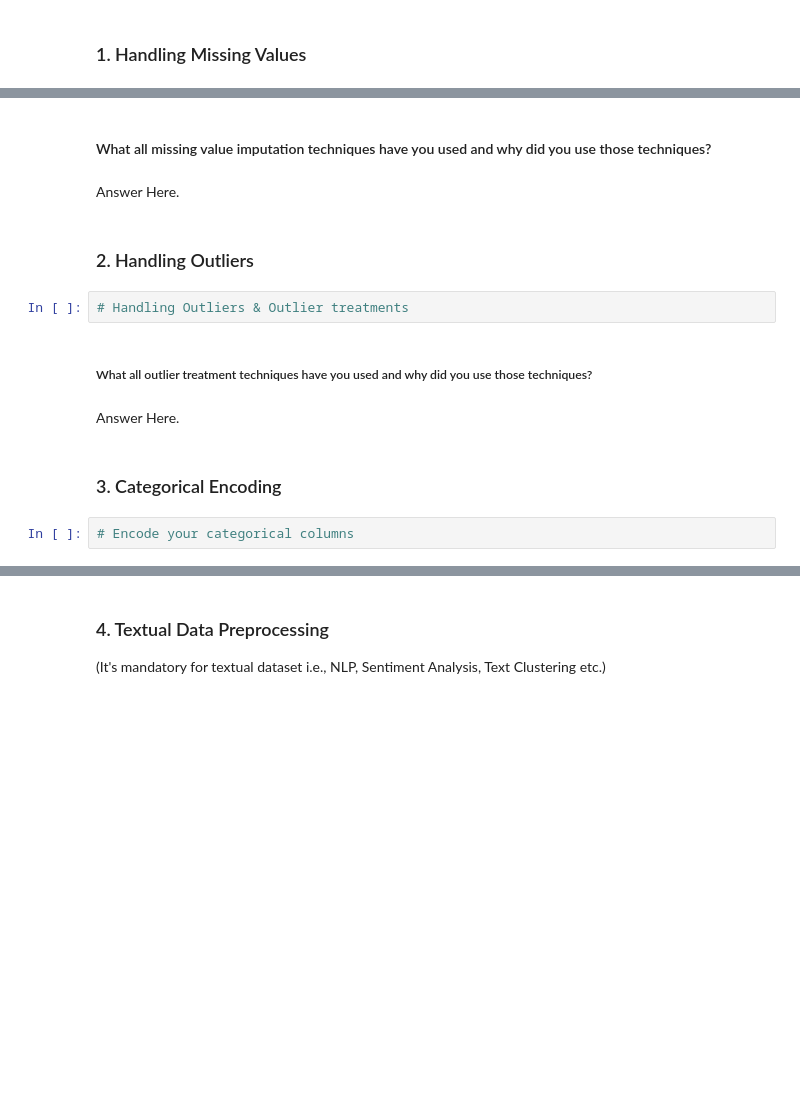
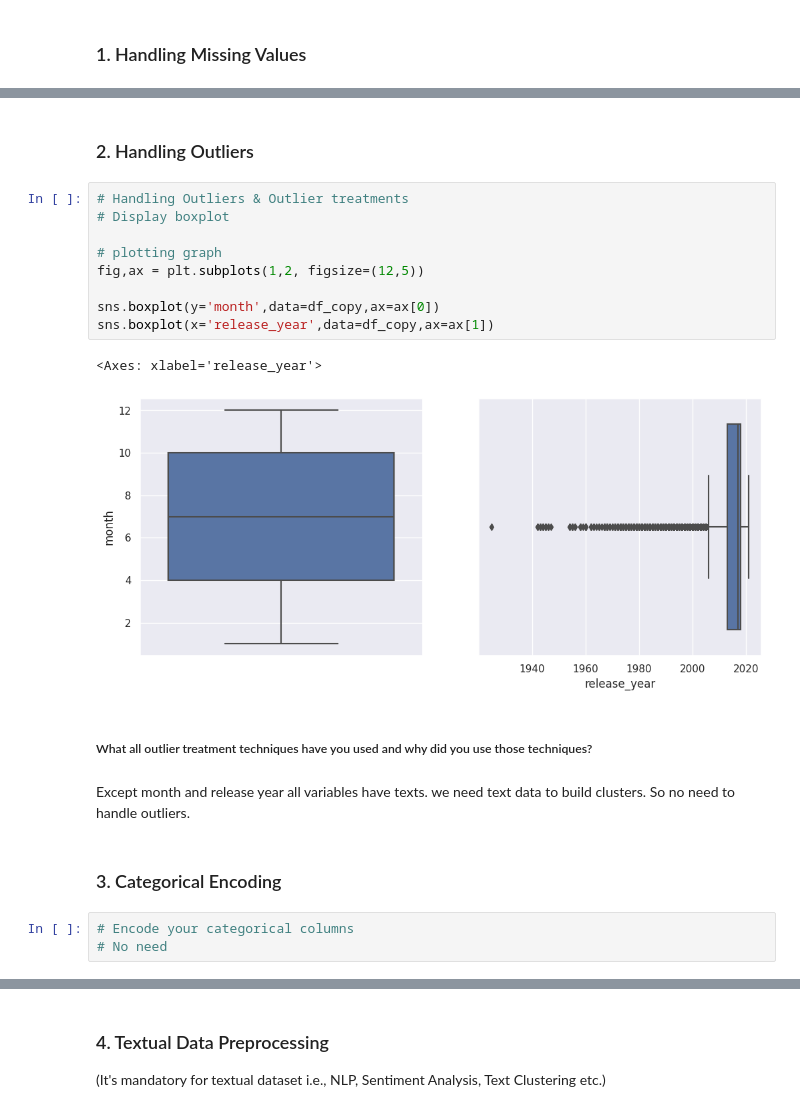
Before and after one commit to subhashsomarouthu/Netflix-Movies-and-TV-Shows-Clustering, a Jupyter notebook: Netflix_Movies_and_TV_Shows_Clustering.ipynb, the cells around one changed output, grey strips where cells are left out. Saved outputs shown, nothing was run; the diff lists cells and outputs as text; blank space fills up the shorter version.

```diff
--- a/Netflix_Movies_and_TV_Shows_Clustering.ipynb
+++ b/Netflix_Movies_and_TV_Shows_Clustering.ipynb
@@ -1185,16 +1308,23 @@ Answer Here.
-# %% [markdown]
-#### What all missing value imputation techniques have you used and why did you use those techniques?
-# %% [markdown]
-Answer Here.
 # %% [markdown]
 ### 2. Handling Outliers
-# %%
-# Handling Outliers & Outlier treatments
+# %%
+# Handling Outliers & Outlier treatments
+# Display boxplot
+
+# plotting graph
+fig,ax = plt.subplots(1,2, figsize=(12,5))
+
+sns.boxplot(y='month',data=df_copy,ax=ax[0])
+sns.boxplot(x='release_year',data=df_copy,ax=ax[1])
+# %% [output]
+<Axes: xlabel='release_year'>
+[figure, added]
 # %% [markdown]
 ##### What all outlier treatment techniques have you used and why did you use those techniques?
-# %% [markdown]
-Answer Here.
+# %% [markdown]
+Except month and release year all variables have texts. we need text data to build clusters. So no need to handle outliers.
 # %% [markdown]
 ### 3. Categorical Encoding
 # %%
 # Encode your categorical columns
+# No need
```
Also changed, not shown: parts of 108 cells of this notebook.
